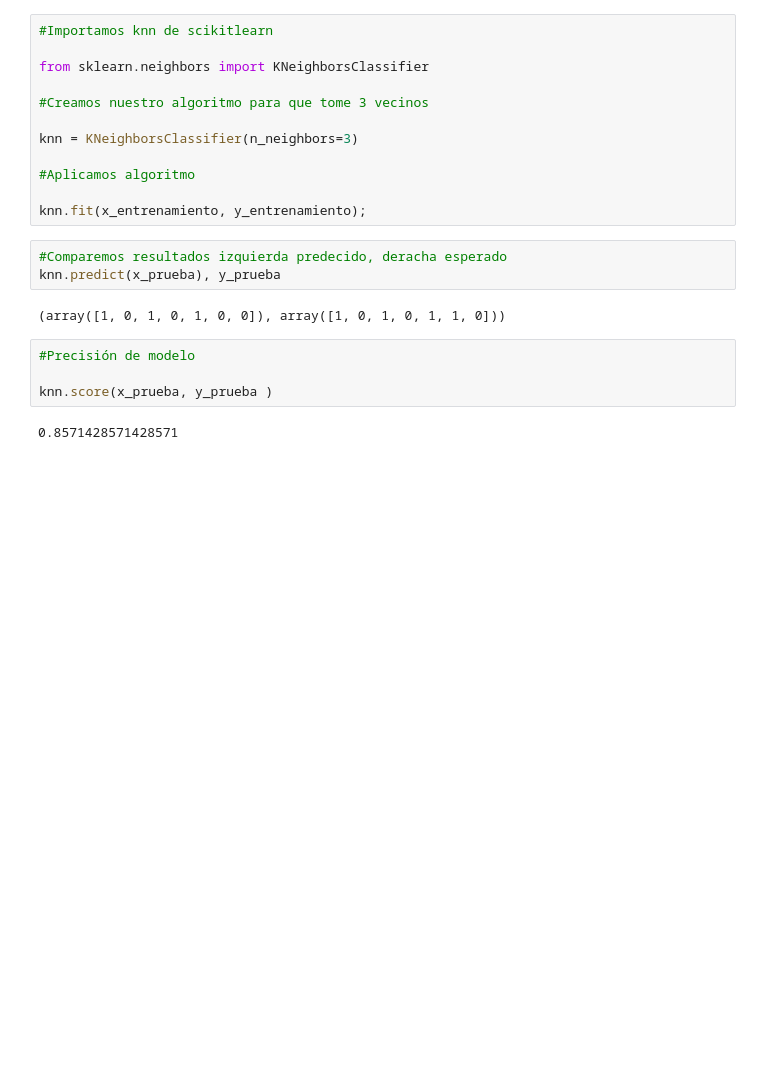
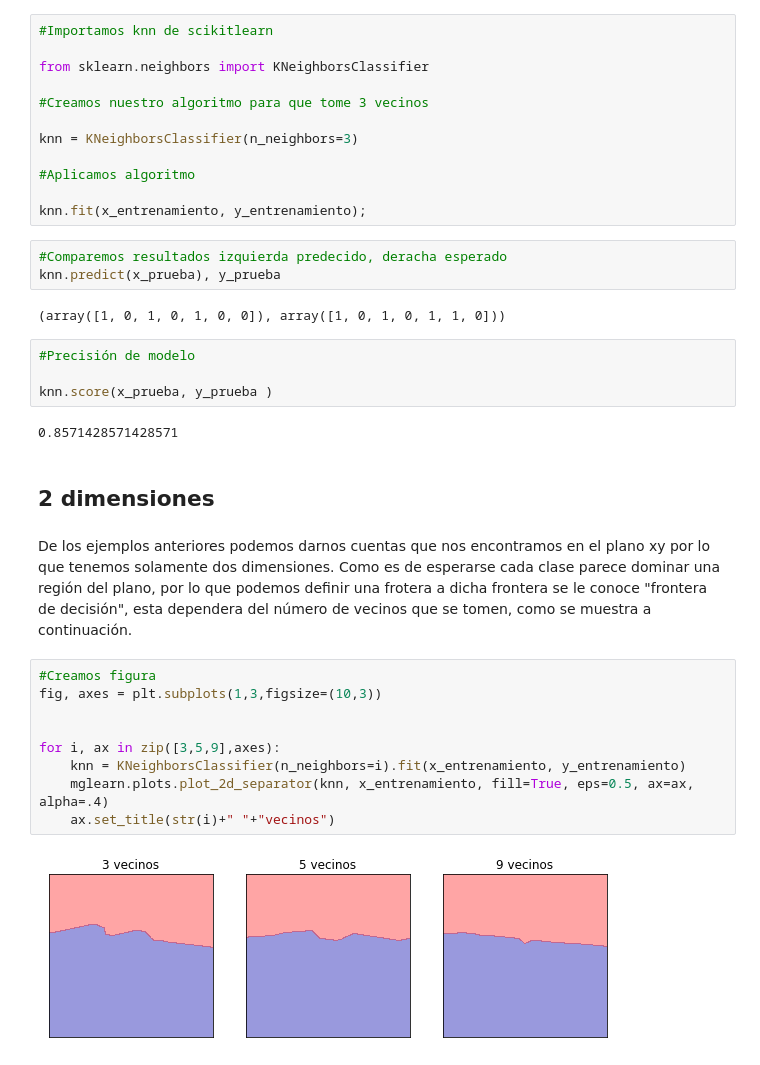
Before and after one commit to MOSA96/machine-learning, a Jupyter notebook: K-nearest.ipynb, the cells around one changed output. Saved outputs shown, nothing was run; the diff lists cells and outputs as text; blank space fills up the shorter version.

```diff
--- a/K-nearest.ipynb
+++ b/K-nearest.ipynb
@@ -86,3 +85,18 @@ knn.predict(x_prueba), y_prueba
 knn.score(x_prueba, y_prueba )
 # %% [output]
 0.8571428571428571
+# %% [markdown]
+## 2 dimensiones
+# %% [markdown]
+De los ejemplos anteriores podemos darnos cuentas que nos encontramos en el plano xy por lo que tenemos solamente dos dimensiones. Como es de esperarse cada clase parece dominar una región del plano, por lo que podemos definir una frotera a dicha frontera se le conoce "frontera de decisión", esta dependera del número de vecinos que se tomen, como se muestra a continuación.
+# %%
+#Creamos figura
+fig, axes = plt.subplots(1,3,figsize=(10,3))
+
+
+for i, ax in zip([3,5,9],axes):
+    knn = KNeighborsClassifier(n_neighbors=i).fit(x_entrenamiento, y_entrenamiento)
+    mglearn.plots.plot_2d_separator(knn, x_entrenamiento, fill=True, eps=0.5, ax=ax, alpha=.4)
+    ax.set_title(str(i)+" "+"vecinos")
+# %% [output]
+[figure, added]
```
Also changed, not shown: parts of 4 cells of this notebook.
